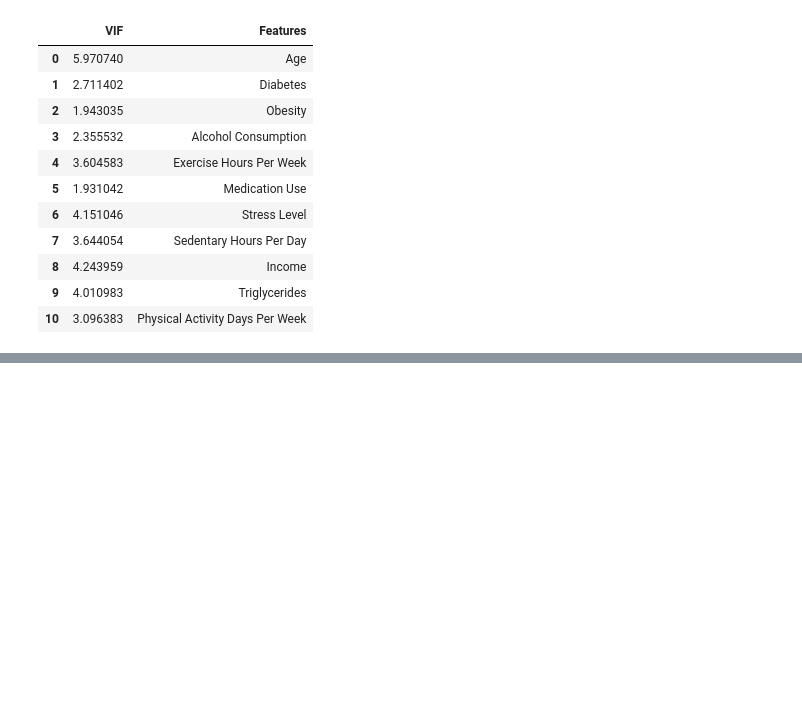
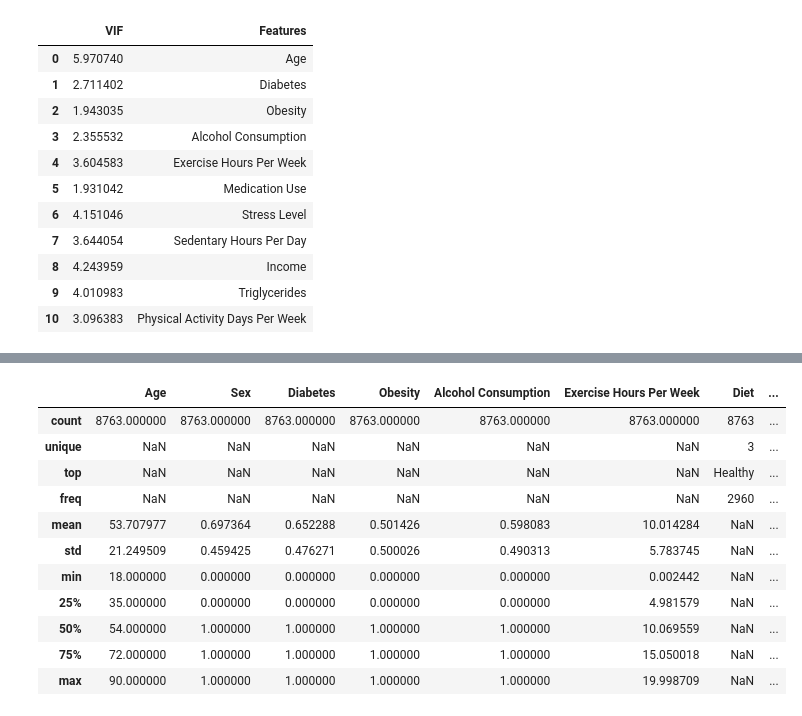
Before and after one commit to narimanm0/DS-ML, a Jupyter notebook: heartAttack/heartAttack_risk.ipynb, the cells around one changed output, grey strips where cells are left out. Saved outputs shown, nothing was run; the diff lists cells and outputs as text; code cells hidden in the pictures; blank space fills up the shorter version.

```diff
--- a/heartAttack/heartAttack_risk.ipynb
+++ b/heartAttack/heartAttack_risk.ipynb
@@ -179,0 +211,25 @@ data_num = data_num.drop([
+# %%
+data["Sex"] = data["Sex"].map({
+    "Male": 1,
+    "Female": 0
+})
+# %%
+data["Hemisphere"] = data["Hemisphere"].map({
+    "Southern Hemisphere": 1,
+    "Northern Hemisphere": 0
+})
+# %%
+data.describe(include="all")
+# %% [output]
+|  | Age | Sex | Diabetes | Obesity | Alcohol Consumption | Exercise Hours Per Week | Diet | ... |
+| count | 8763.000000 | 8763.000000 | 8763.000000 | 8763.000000 | 8763.000000 | 8763.000000 | 8763 | ... |
+| unique | NaN | NaN | NaN | NaN | NaN | NaN | 3 | ... |
+| top | NaN | NaN | NaN | NaN | NaN | NaN | Healthy | ... |
+| freq | NaN | NaN | NaN | NaN | NaN | NaN | 2960 | ... |
+| mean | 53.707977 | 0.697364 | 0.652288 | 0.501426 | 0.598083 | 10.014284 | NaN | ... |
+| std | 21.249509 | 0.459425 | 0.476271 | 0.500026 | 0.490313 | 5.783745 | NaN | ... |
+| min | 18.000000 | 0.000000 | 0.000000 | 0.000000 | 0.000000 | 0.002442 | NaN | ... |
+| 25% | 35.000000 | 0.000000 | 0.000000 | 0.000000 | 0.000000 | 4.981579 | NaN | ... |
+| 50% | 54.000000 | 1.000000 | 1.000000 | 1.000000 | 1.000000 | 10.069559 | NaN | ... |
+| 75% | 72.000000 | 1.000000 | 1.000000 | 1.000000 | 1.000000 | 15.050018 | NaN | ... |
+| max | 90.000000 | 1.000000 | 1.000000 | 1.000000 | 1.000000 | 19.998709 | NaN | ... |
```
Also changed, not shown: parts of 7 cells of this notebook.
